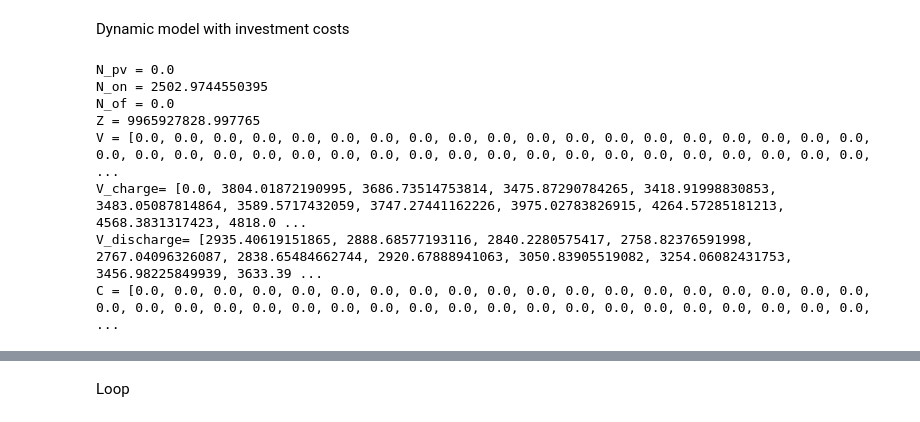
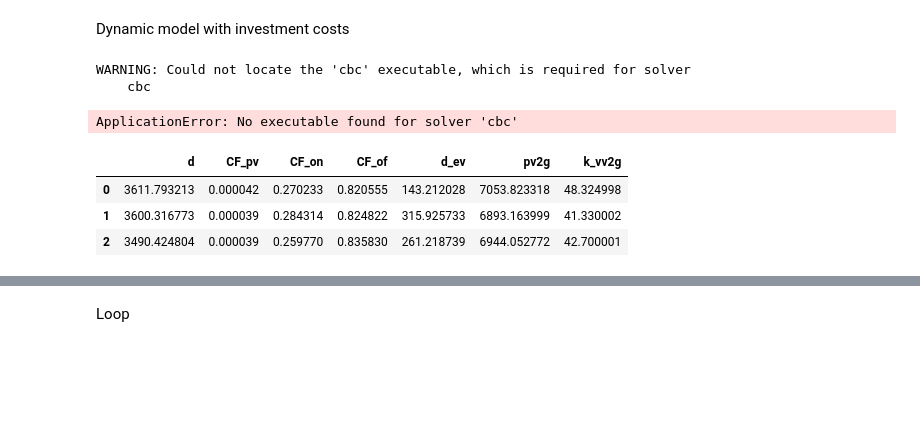
Before and after one commit to Emiknd/test, a Jupyter notebook: Seminar.ipynb, the cells around one changed output, grey strips where cells are left out. Saved outputs shown, nothing was run; the diff lists cells and outputs as text; code cells hidden in the pictures; blank space fills up the shorter version.

```diff
--- a/Seminar.ipynb
+++ b/Seminar.ipynb
@@ -138,7 +166,7 @@ def obj_expression(model):
 model.Z = Objective(expr=obj_expression(model), sense=minimize)
 
 # Solve the optimization problem
-solver = SolverFactory('glpk')
+solver = SolverFactory('cbc')
 solver.solve(model)
 
 # Access the solution
@@ -166,14 +194,17 @@ print("G_on =", G_on_values)
 print("G_pv =", G_pv_values)
 print("d =", d_values)
 # %% [output]
-N_pv = 0.0
-N_on = 2502.9744550395
-N_of = 0.0
-Z = 9965927828.997765
-V = [0.0, 0.0, 0.0, 0.0, 0.0, 0.0, 0.0, 0.0, 0.0, 0.0, 0.0, 0.0, 0.0, 0.0, 0.0, 0.0, 0.0, 0.0, 0.0, 0.0, 0.0, 0.0, 0.0, 0.0, 0.0, 0.0, 0.0, 0.0, 0.0, 0.0, 0.0, 0.0, 0.0, 0.0, 0.0, 0.0, 0.0, 0.0, 0.0,  ...
-V_charge= [0.0, 3804.01872190995, 3686.73514753814, 3475.87290784265, 3418.91998830853, 3483.05087814864, 3589.5717432059, 3747.27441162226, 3975.02783826915, 4264.57285181213, 4568.3831317423, 4818.0 ...
-V_discharge= [2935.40619151865, 2888.68577193116, 2840.2280575417, 2758.82376591998, 2767.04096326087, 2838.65484662744, 2920.67888941063, 3050.83905519082, 3254.06082431753, 3456.98225849939, 3633.39 ...
-C = [0.0, 0.0, 0.0, 0.0, 0.0, 0.0, 0.0, 0.0, 0.0, 0.0, 0.0, 0.0, 0.0, 0.0, 0.0, 0.0, 0.0, 0.0, 0.0, 0.0, 0.0, 0.0, 0.0, 0.0, 0.0, 0.0, 0.0, 0.0, 0.0, 0.0, 0.0, 0.0, 0.0, 0.0, 0.0, 0.0, 0.0, 0.0, 0.0,  ...
+WARNING: Could not locate the 'cbc' executable, which is required for solver
+    cbc
+ApplicationError: No executable found for solver 'cbc'
+# %%
+data = pd.read_csv(r'D:\Polit\Seminar (Energy Econ)\dCFdatavd_p.csv')
+data
+# %% [output]
+|  | d | CF_pv | CF_on | CF_of | d_ev | pv2g | k_vv2g |
+| 0 | 3611.793213 | 0.000042 | 0.270233 | 0.820555 | 143.212028 | 7053.823318 | 48.324998 |
+| 1 | 3600.316773 | 0.000039 | 0.284314 | 0.824822 | 315.925733 | 6893.163999 | 41.330002 |
+| 2 | 3490.424804 | 0.000039 | 0.259770 | 0.835830 | 261.218739 | 6944.052772 | 42.700001 |
 # %%
 # Load data into a Pandas DataFrame
 data = pd.read_csv(r'D:\Polit\Seminar (Energy Econ)\dCFdatavd_p.csv')
```
Also changed, not shown: parts of 5 cells of this notebook.
